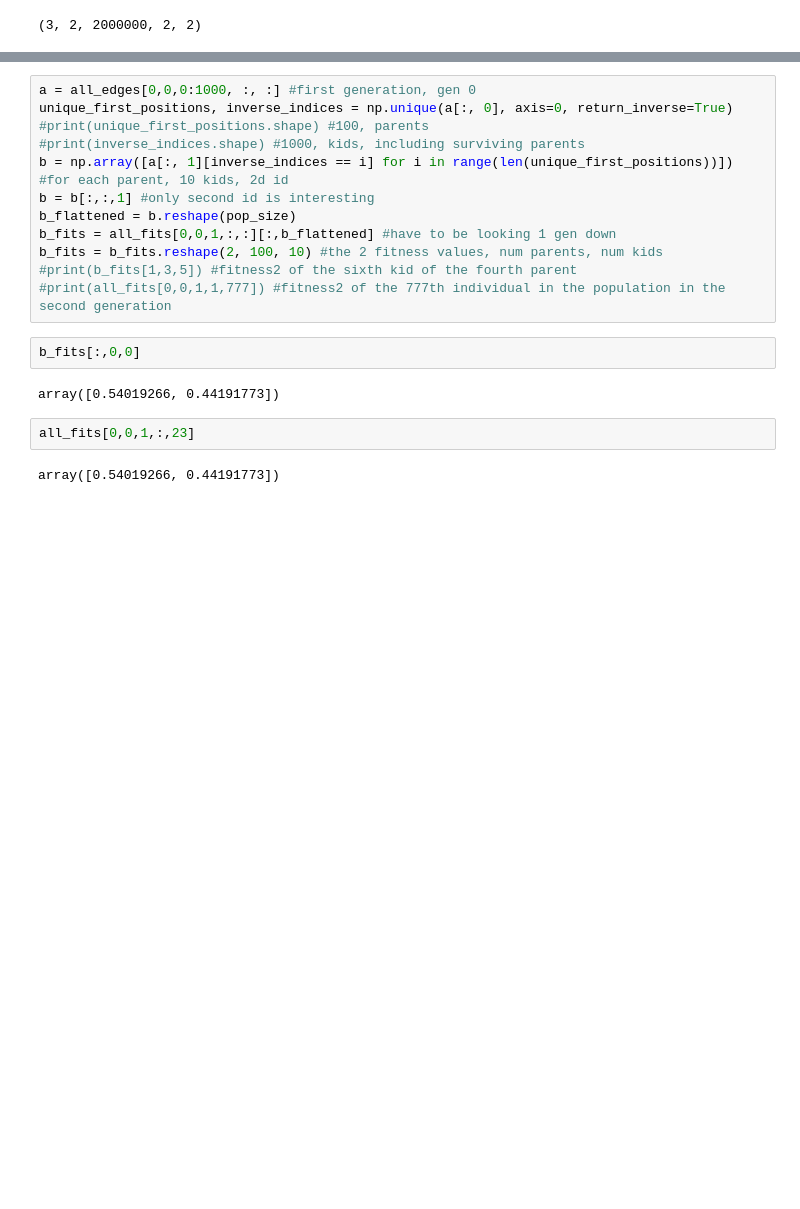
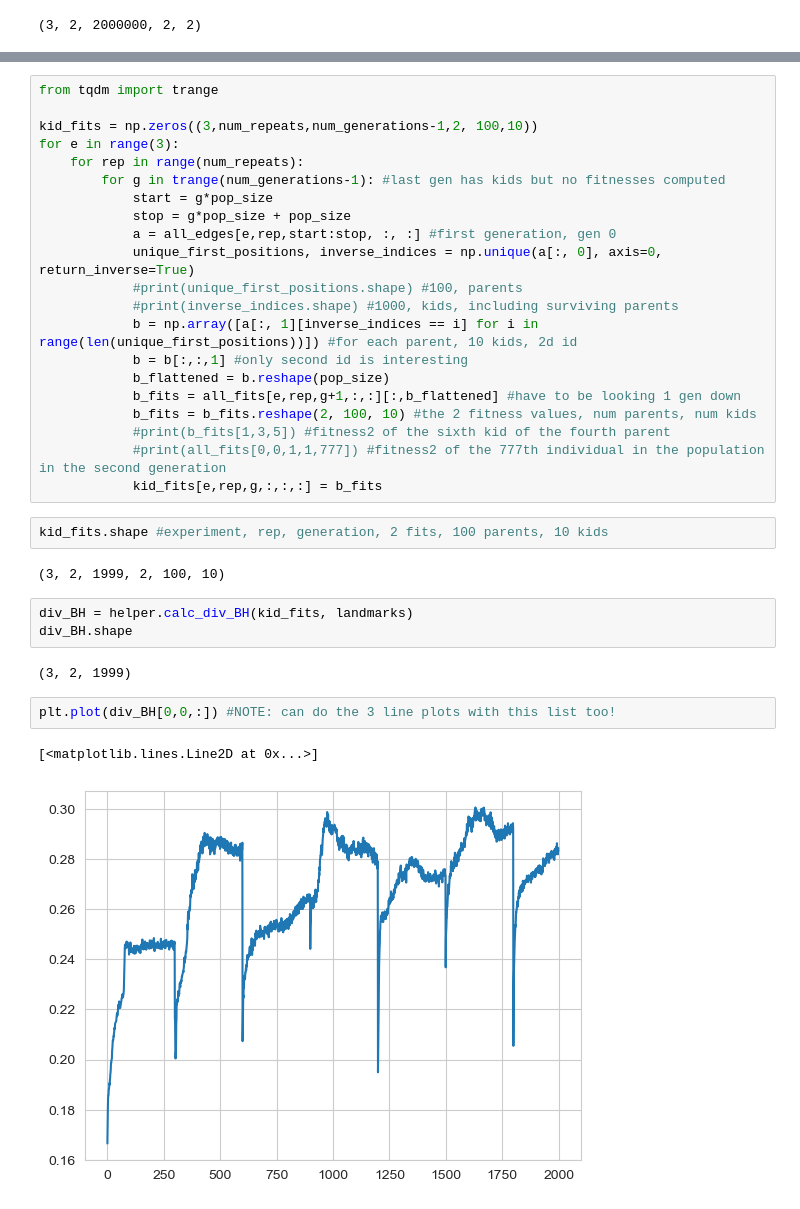
Before and after one commit to Cpetak/CA_GRN2, a Jupyter notebook: variable_2dfits.ipynb, the cells around one changed output, grey strips where cells are left out. Cells and saved outputs as stored; diff of their text form; blank space fills up the shorter version.

Commit message:
made div BH calc way faster too

```diff
--- a/variable_2dfits.ipynb
+++ b/variable_2dfits.ipynb
@@ -128,20 +120,35 @@ all_fits[0,0,0,:,:].shape #first generation
 # %%
-a = all_edges[0,0,0:1000, :, :] #first generation, gen 0
-unique_first_positions, inverse_indices = np.unique(a[:, 0], axis=0, return_inverse=True)
-#print(unique_first_positions.shape) #100, parents
-#print(inverse_indices.shape) #1000, kids, including surviving parents
-b = np.array([a[:, 1][inverse_indices == i] for i in range(len(unique_first_positions))]) #for each parent, 10 kids, 2d id
-b = b[:,:,1] #only second id is interesting
-b_flattened = b.reshape(pop_size)
-b_fits = all_fits[0,0,1,:,:][:,b_flattened] #have to be looking 1 gen down
-b_fits = b_fits.reshape(2, 100, 10) #the 2 fitness values, num parents, num kids
-#print(b_fits[1,3,5]) #fitness2 of the sixth kid of the fourth parent
-#print(all_fits[0,0,1,1,777]) #fitness2 of the 777th individual in the population in the second generation
+from tqdm import trange
+
+kid_fits = np.zeros((3,num_repeats,num_generations-1,2, 100,10))
+for e in range(3):
+    for rep in range(num_repeats):
+        for g in trange(num_generations-1): #last gen has kids but no fitnesses computed
+            start = g*pop_size
+            stop = g*pop_size + pop_size
+            a = all_edges[e,rep,start:stop, :, :] #first generation, gen 0
+            unique_first_positions, inverse_indices = np.unique(a[:, 0], axis=0, return_inverse=True)
+            #print(unique_first_positions.shape) #100, parents
+            #print(inverse_indices.shape) #1000, kids, including surviving parents
+            b = np.array([a[:, 1][inverse_indices == i] for i in range(len(unique_first_positions))]) #for each parent, 10 kids, 2d id
+            b = b[:,:,1] #only second id is interesting
+            b_flattened = b.reshape(pop_size)
+            b_fits = all_fits[e,rep,g+1,:,:][:,b_flattened] #have to be looking 1 gen down
+            b_fits = b_fits.reshape(2, 100, 10) #the 2 fitness values, num parents, num kids
+            #print(b_fits[1,3,5]) #fitness2 of the sixth kid of the fourth parent
+            #print(all_fits[0,0,1,1,777]) #fitness2 of the 777th individual in the population in the second generation
+            kid_fits[e,rep,g,:,:,:] = b_fits
-# %%
-b_fits[:,0,0]
-# %% [output]
-array([0.54019266, 0.44191773])
-# %%
-all_fits[0,0,1,:,23]
-# %% [output]
-array([0.54019266, 0.44191773])
+# %%
+kid_fits.shape #experiment, rep, generation, 2 fits, 100 parents, 10 kids
+# %% [output]
+(3, 2, 1999, 2, 100, 10)
+# %%
+div_BH = helper.calc_div_BH(kid_fits, landmarks)
+div_BH.shape
+# %% [output]
+(3, 2, 1999)
+# %%
+plt.plot(div_BH[0,0,:]) #NOTE: can do the 3 line plots with this list too!
+# %% [output]
+[<matplotlib.lines.Line2D at 0x...>]
+[figure, added]
```
Also changed, not shown: parts of 3 cells of this notebook, 1 other file.
